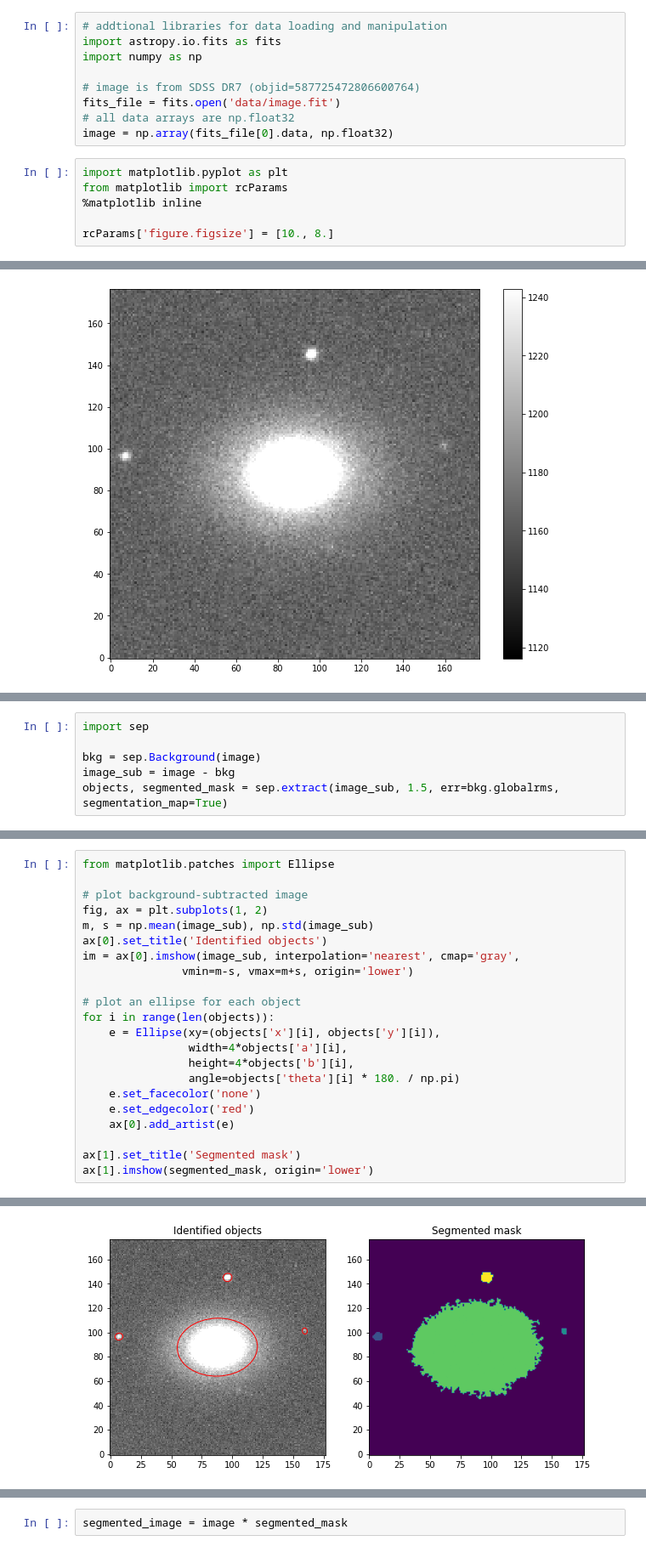
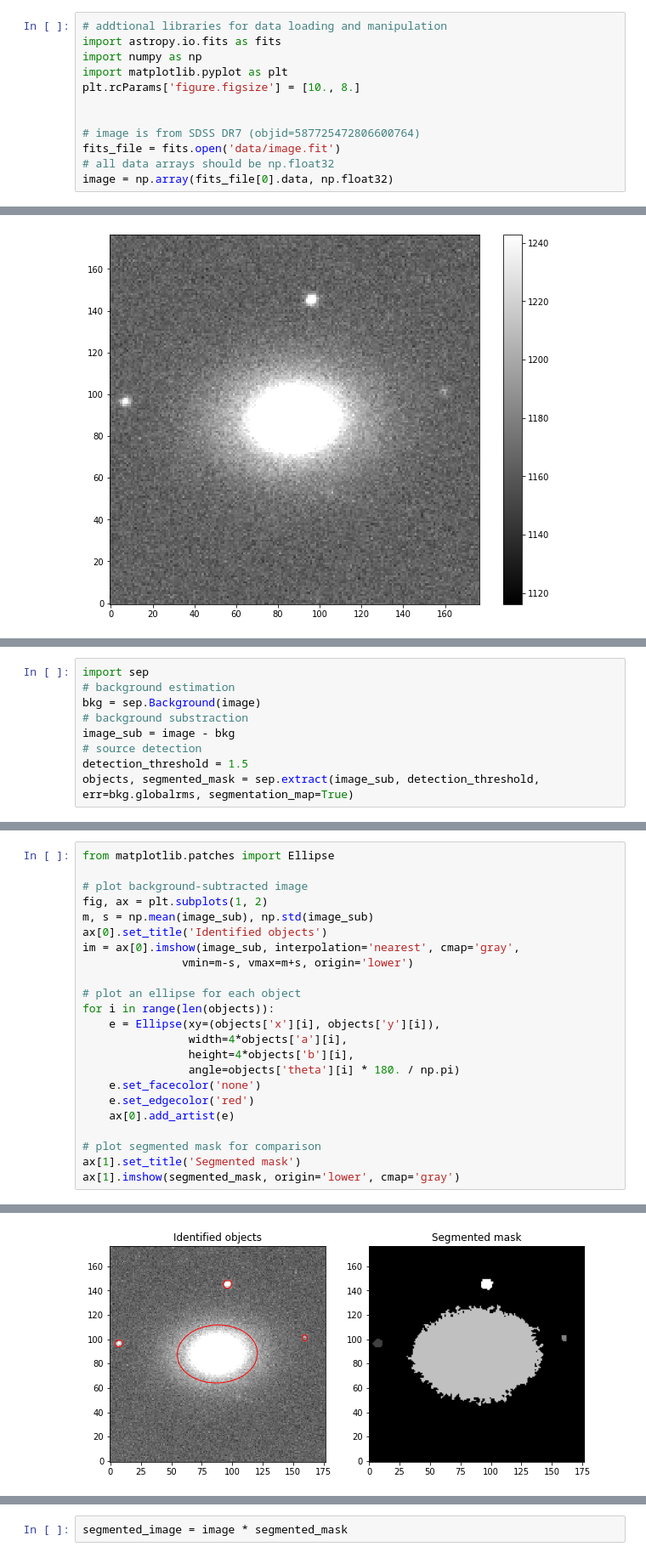
Before and after one commit to igorkolesnikov13/cymorph, a Jupyter notebook: docs/tutorial.ipynb, the cells around one changed output, grey strips where cells are left out. Shown at 85% size. Cells and saved outputs as stored; diff of their text form.

```diff
--- a/docs/tutorial.ipynb
+++ b/docs/tutorial.ipynb
@@ -8,17 +8,14 @@ First we need to load `fit` image.
 # addtional libraries for data loading and manipulation
 import astropy.io.fits as fits
 import numpy as np
+import matplotlib.pyplot as plt
+plt.rcParams['figure.figsize'] = [10., 8.]
+
 
 # image is from SDSS DR7 (objid=587725472806600764)
 fits_file = fits.open('data/image.fit')
-# all data arrays are np.float32
+# all data arrays should be np.float32
 image = np.array(fits_file[0].data, np.float32)
-# %%
-import matplotlib.pyplot as plt
-from matplotlib import rcParams
-%matplotlib inline
-
-rcParams['figure.figsize'] = [10., 8.]
 # %%
 # show the image
 m, s = np.mean(image), np.std(image)
@@ -40,6 +37,9 @@ Here we will present basic methods to perform these steps. All steps will be hea
 # %%
 import sep
-
+# background estimation
 bkg = sep.Background(image)
+# background substraction
 image_sub = image - bkg
-objects, segmented_mask = sep.extract(image_sub, 1.5, err=bkg.globalrms, segmentation_map=True)
+# source detection
+detection_threshold = 1.5
+objects, segmented_mask = sep.extract(image_sub, detection_threshold, err=bkg.globalrms, segmentation_map=True)
@@ -46,25 +48,26 @@ objects, segmented_mask = sep.extract(image_sub, 1.5, err=bkg.globalrms, segment
 # %%
 from matplotlib.patches import Ellipse
 
 # plot background-subtracted image
 fig, ax = plt.subplots(1, 2)
 m, s = np.mean(image_sub), np.std(image_sub)
 ax[0].set_title('Identified objects')
 im = ax[0].imshow(image_sub, interpolation='nearest', cmap='gray',
                vmin=m-s, vmax=m+s, origin='lower')
 
 # plot an ellipse for each object
 for i in range(len(objects)):
     e = Ellipse(xy=(objects['x'][i], objects['y'][i]),
                 width=4*objects['a'][i],
                 height=4*objects['b'][i],
                 angle=objects['theta'][i] * 180. / np.pi)
     e.set_facecolor('none')
     e.set_edgecolor('red')
     ax[0].add_artist(e)
 
+# plot segmented mask for comparison
 ax[1].set_title('Segmented mask')
-ax[1].imshow(segmented_mask, origin='lower')
+ax[1].imshow(segmented_mask, origin='lower', cmap='gray')
 # %% [output]
 <matplotlib.image.AxesImage at 0x...>
-[figure, old version]
+[figure, new version]
```
Also changed, not shown: parts of 33 cells of this notebook, 1 other file.
